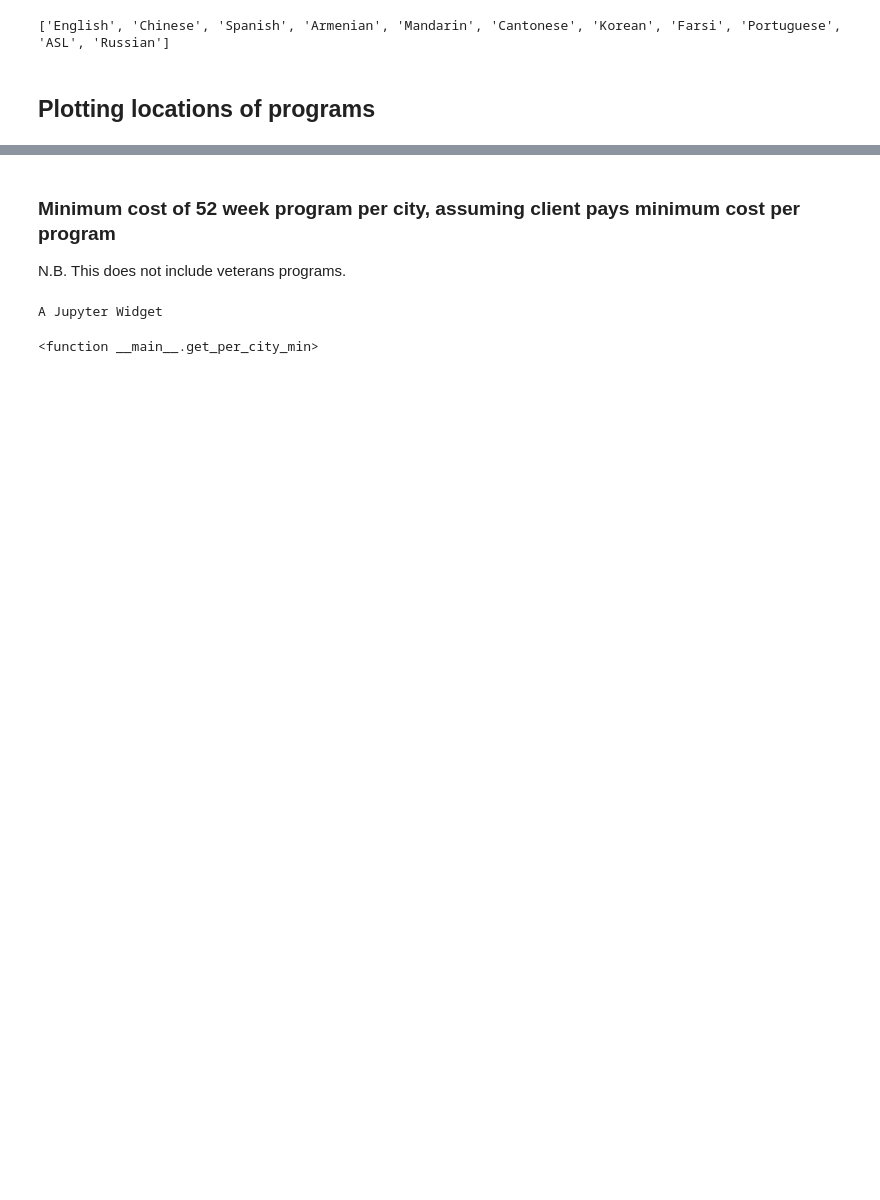
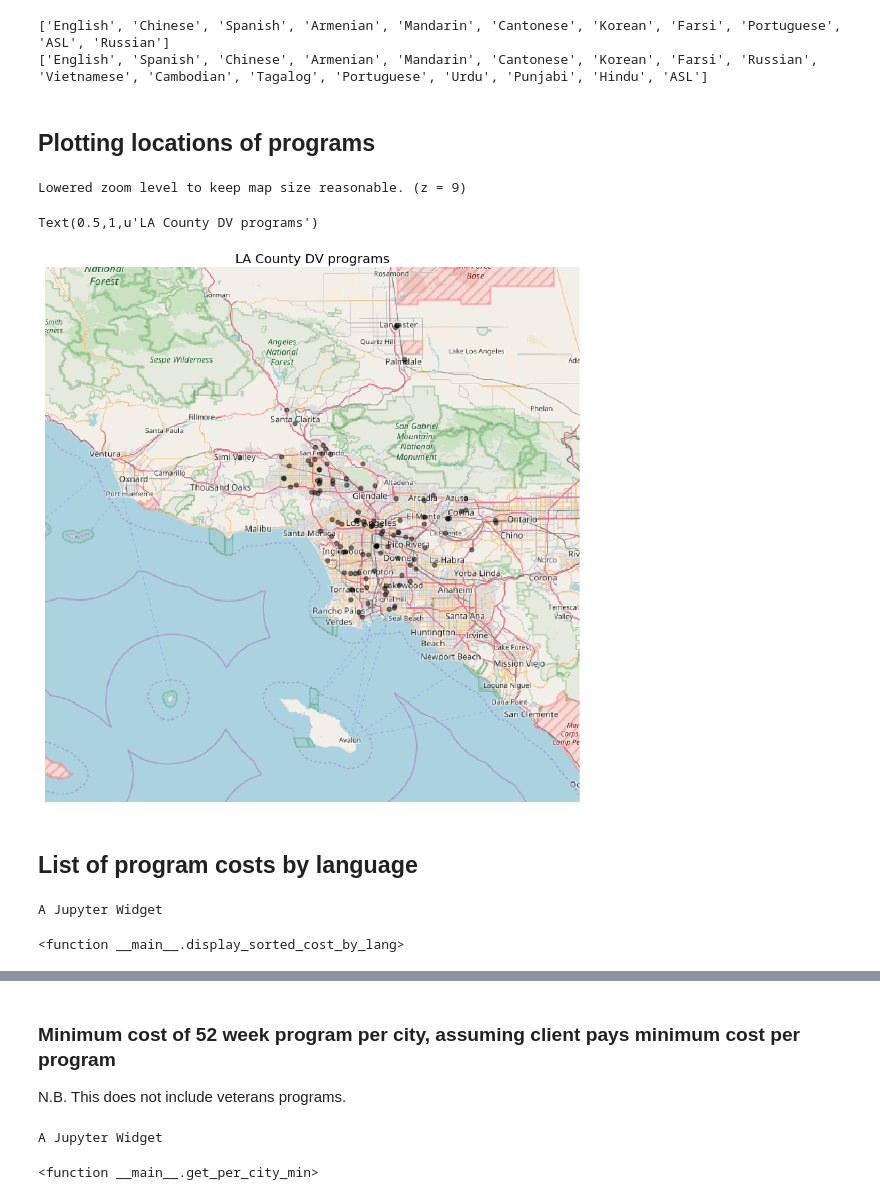
Before and after one commit to anzelpwj/DV_program_analysis, a Jupyter notebook: DV_program_analysis.ipynb, the cells around one changed output, grey strips where cells are left out. Cells and saved outputs as stored; diff of their text form; code cells hidden in the pictures; blank space fills up the shorter version.

```diff
--- a/DV_program_analysis.ipynb
+++ b/DV_program_analysis.ipynb
@@ -43,9 +49,14 @@ data['Class_min'] = data['Class_min'].astype(float)
 no_nulls = data.dropna(subset=['Class_min'])
 
 languages = no_nulls['Language'].unique().tolist()
+
+all_languages = data['Language'].unique().tolist()
+
 print(languages)
+print(all_languages)
 # %% [output]
 ['English', 'Chinese', 'Spanish', 'Armenian', 'Mandarin', 'Cantonese', 'Korean', 'Farsi', 'Portuguese', 'ASL', 'Russian']
+['English', 'Spanish', 'Chinese', 'Armenian', 'Mandarin', 'Cantonese', 'Korean', 'Farsi', 'Russian', 'Vietnamese', 'Cambodian', 'Tagalog', 'Portuguese', 'Urdu', 'Punjabi', 'Hindu', 'ASL']
 # %%
 num_sessions = 52
 
@@ -61,2 +72,28 @@ latMax = 34.9 # data['Lat'].max() ~34.75
 longMin = -118.9 # data['Long'].min() ~-118.8
 longMax = -117.6 # data['Long'].max() ~-117.7
+# %%
+unique_programs = no_nulls[['Lat', 'Long']].drop_duplicates()
+
+smap = smopy.Map((latMin, longMin, latMax, longMax))
+x, y = smap.to_pixels(unique_programs['Lat'], unique_programs['Long'])
+ax = smap.show_mpl(figsize=(12, 12))
+ax.plot(x, y, 'ok', ms=7, alpha=0.5)
+ax.set_title("LA County DV programs", fontsize=20)
+# %% [output]
+Lowered zoom level to keep map size reasonable. (z = 9)
+Text(0.5,1,u'LA County DV programs')
+[figure, added]
+# %% [markdown]
+## List of program costs by language
+# %%
+prog_lang = data[['Agency', 'City', 'min_total_cost', 'Language']].dropna()
+
+def display_sorted_cost_by_lang(language):
+    prog_lang2 = prog_lang[prog_lang['Language'] == language].copy()
+    prog_lang2.sort_values(by='min_total_cost', ascending=True, inplace=True)
+    return prog_lang2
+
+interact(display_sorted_cost_by_lang, language=languages)
+# %% [output]
+A Jupyter Widget
+<function __main__.display_sorted_cost_by_lang>
```
Also changed, not shown: parts of 28 cells of this notebook.
